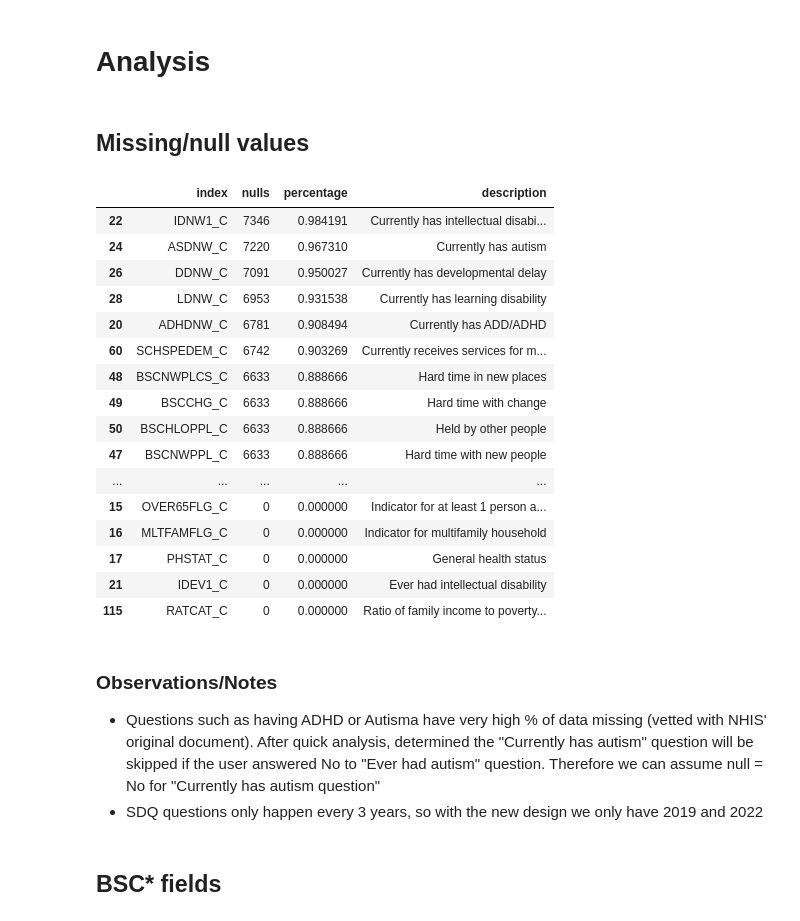
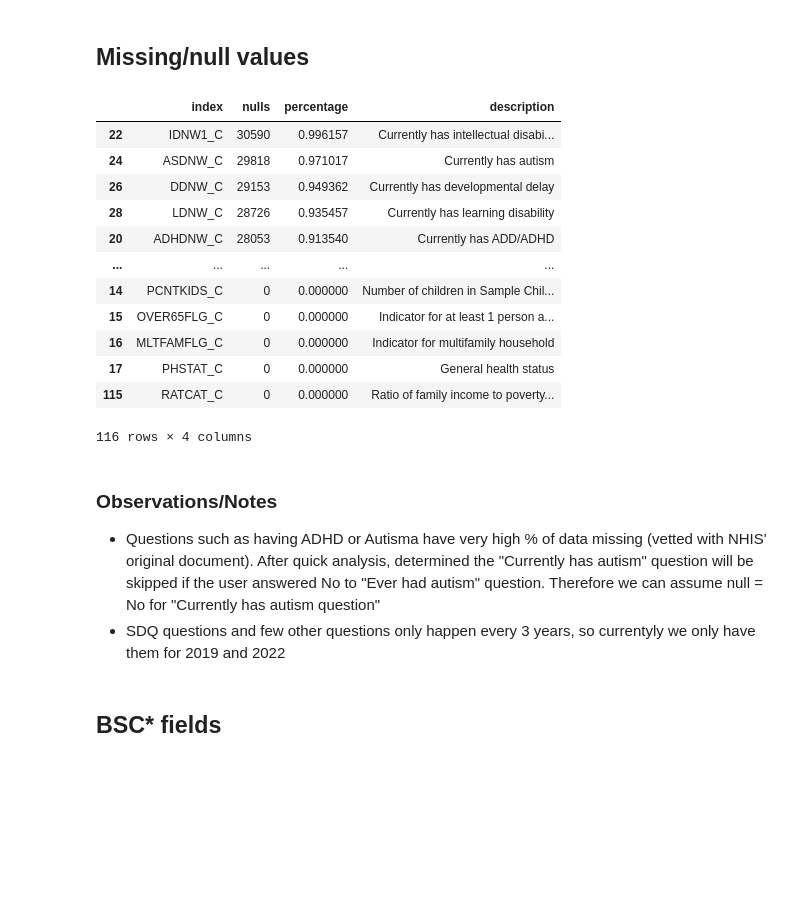
Before and after one commit to kiroah/neurodiversity, a Jupyter notebook: NHIS/NHIS.ipynb, the cells around one changed output. Cells and saved outputs as stored; diff of their text form; code cells hidden in the pictures; blank space fills up the shorter version.

```diff
--- a/NHIS/NHIS.ipynb
+++ b/NHIS/NHIS.ipynb
@@ -6,6 +46,9 @@
 # %%
-pd.set_option('display.max_rows', 500)  # Set the option to display all rows
-pd.set_option('display.max_columns', 100)  # Set the option to display all rows
+#pd.set_option('display.max_rows', 500)  # Set the option to display all rows
+#pd.set_option('display.max_columns', 100)  # Set the option to display all rows
+
+pd.reset_option('display.max_rows')
+pd.reset_option('display.max_columns')
 # %%
 #import data and reserve the originals as read only
 
@@ -43,41 +92,34 @@ Adult shape: (27651, 637)
-# %% [markdown]
-# Analysis
 # %% [markdown]
 ## Missing/null values
 # %%
-
 #Checking null values & percentages
 
-num_of_rows = dfc22.shape[0]
+num_of_rows = dfcall.shape[0]
 
-dfc_nullcheck = pd.DataFrame(dfc22.isna().sum().reset_index())
+dfc_nullcheck = pd.DataFrame(dfcall.isna().sum().reset_index())
 dfc_nullcheck = dfc_nullcheck.rename({0:'nulls'},axis=1)
 dfc_nullcheck['percentage'] = dfc_nullcheck['nulls'] / num_of_rows
 dfc_nullcheck['description'] = pd.merge(dfc_nullcheck, cookbook_child, left_on='index', right_on='Variable Name')['Description']
 dfc_nullcheck.sort_values('percentage',ascending=False)
 # %% [output]
 |  | index | nulls | percentage | description |
-| 22 | IDNW1_C | 7346 | 0.984191 | Currently has intellectual disabi... |
-| 24 | ASDNW_C | 7220 | 0.967310 | Currently has autism |
-| 26 | DDNW_C | 7091 | 0.950027 | Currently has developmental delay |
-| 28 | LDNW_C | 6953 | 0.931538 | Currently has learning disability |
-| 20 | ADHDNW_C | 6781 | 0.908494 | Currently has ADD/ADHD |
-| 60 | SCHSPEDEM_C | 6742 | 0.903269 | Currently receives services for m... |
-| 48 | BSCNWPLCS_C | 6633 | 0.888666 | Hard time in new places |
-| 49 | BSCCHG_C | 6633 | 0.888666 | Hard time with change |
-| 50 | BSCHLOPPL_C | 6633 | 0.888666 | Held by other people |
-| 47 | BSCNWPPL_C | 6633 | 0.888666 | Hard time with new people |
+| 22 | IDNW1_C | 30590 | 0.996157 | Currently has intellectual disabi... |
+| 24 | ASDNW_C | 29818 | 0.971017 | Currently has autism |
+| 26 | DDNW_C | 29153 | 0.949362 | Currently has developmental delay |
+| 28 | LDNW_C | 28726 | 0.935457 | Currently has learning disability |
+| 20 | ADHDNW_C | 28053 | 0.913540 | Currently has ADD/ADHD |
 | ... | ... | ... | ... | ... |
+| 14 | PCNTKIDS_C | 0 | 0.000000 | Number of children in Sample Chil... |
 | 15 | OVER65FLG_C | 0 | 0.000000 | Indicator for at least 1 person a... |
 | 16 | MLTFAMFLG_C | 0 | 0.000000 | Indicator for multifamily household |
 | 17 | PHSTAT_C | 0 | 0.000000 | General health status |
-| 21 | IDEV1_C | 0 | 0.000000 | Ever had intellectual disability |
 | 115 | RATCAT_C | 0 | 0.000000 | Ratio of family income to poverty... |
+116 rows × 4 columns
 # %% [markdown]
 ### Observations/Notes
 
 * Questions such as having ADHD or Autisma have very high % of data missing (vetted with NHIS' original document). After quick analysis, determined the "Currently has autism" question will be skipped if the user answered No to "Ever had autism" question. Therefore we can assume null = No for "Currently has autism question"
-* SDQ questions only happen every 3 years, so with the new design we only have 2019 and 2022
+* SDQ questions and few other questions only happen every 3 years, so currentyly we only have them for 2019 and 2022
 # %% [markdown]
 ## BSC* fields
 # %%
```
Also changed, not shown: parts of 27 cells of this notebook.
